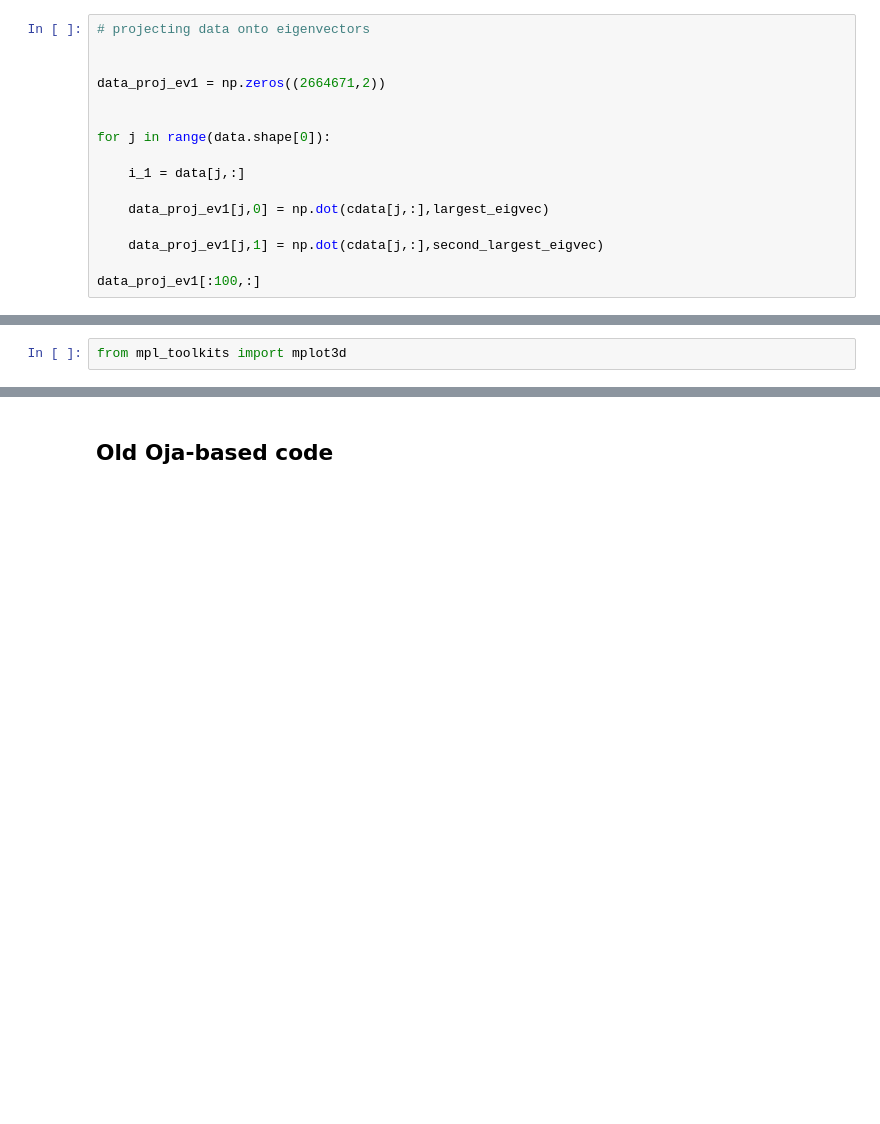
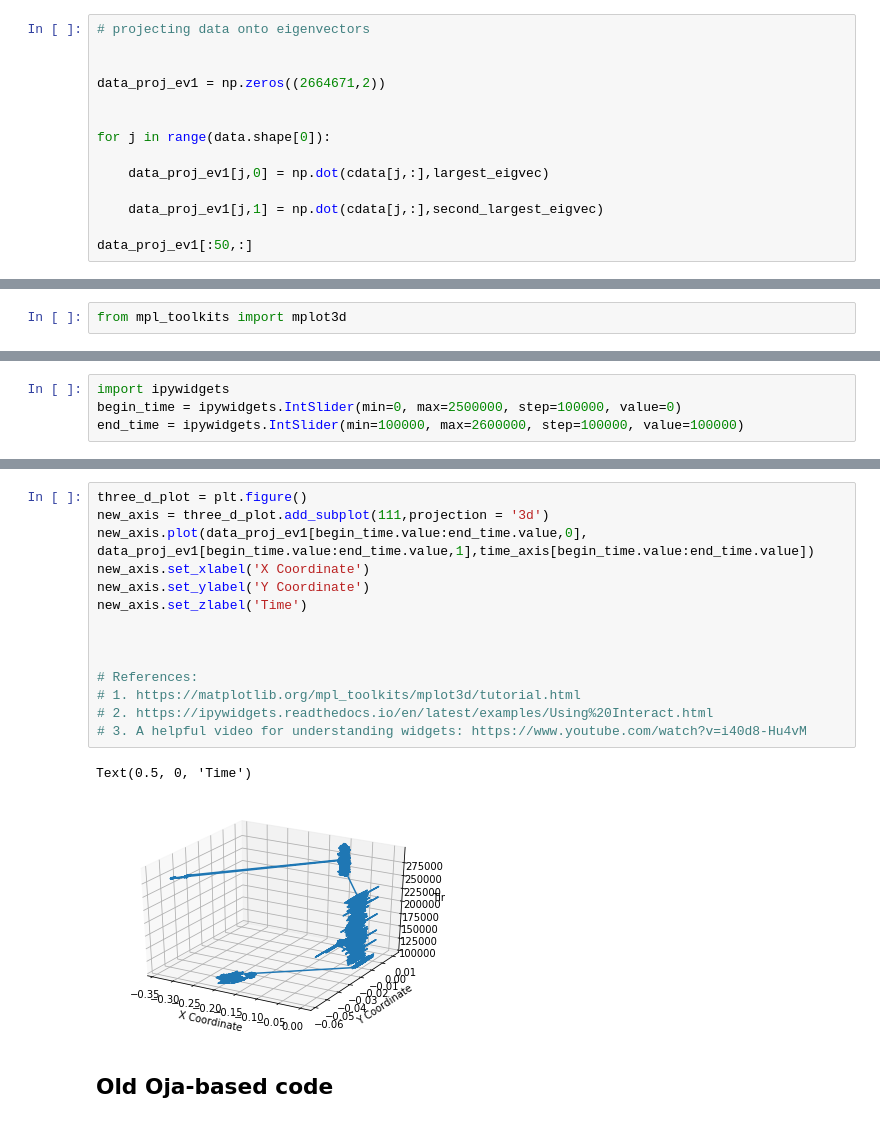
Before and after one commit to yihanhu97/SoundMapping-ODAS, a Jupyter notebook: postprocessing/Oja's method Version 2.ipynb, the cells around one changed output, grey strips where cells are left out. Cells and saved outputs as stored; diff of their text form; blank space fills up the shorter version.

Commit message:
Chaitanya tried to better visualize projections

```diff
--- a/postprocessing/Oja's method Version 2.ipynb
+++ b/postprocessing/Oja's method Version 2.ipynb
@@ -165,13 +165,11 @@ data_proj_ev1 = np.zeros((2664671,2))
 
 for j in range(data.shape[0]):
 
-    i_1 = data[j,:]
-
     data_proj_ev1[j,0] = np.dot(cdata[j,:],largest_eigvec)
 
     data_proj_ev1[j,1] = np.dot(cdata[j,:],second_largest_eigvec)
 
-data_proj_ev1[:100,:]
+data_proj_ev1[:50,:]
 # %% [output]
 array([[-0.09160884,  0.00876897],
        [-0.09176754,  0.00886056],
@@ -221,0 +214,4 @@ import ipywidgets
+# %%
+import ipywidgets
+begin_time = ipywidgets.IntSlider(min=0, max=2500000, step=100000, value=0)
+end_time = ipywidgets.IntSlider(min=100000, max=2600000, step=100000, value=100000)
@@ -222,3 +226,20 @@ import ipywidgets
+# %%
+three_d_plot = plt.figure()
+new_axis = three_d_plot.add_subplot(111,projection = '3d')
+new_axis.plot(data_proj_ev1[begin_time.value:end_time.value,0], data_proj_ev1[begin_time.value:end_time.value,1],time_axis[begin_time.value:end_time.value])
+new_axis.set_xlabel('X Coordinate')
+new_axis.set_ylabel('Y Coordinate')
+new_axis.set_zlabel('Time')
+
+
+
+# References:
+# 1. https://matplotlib.org/mpl_toolkits/mplot3d/tutorial.html
+# 2. https://ipywidgets.readthedocs.io/en/latest/examples/Using%20Interact.html
+# 3. A helpful video for understanding widgets: https://www.youtube.com/watch?v=i40d8-Hu4vM
+# %% [output]
+Text(0.5, 0, 'Time')
+[figure, added]
 # %% [markdown]
 ## Old Oja-based code
 # %%
```
Also changed, not shown: parts of 6 cells of this notebook.
